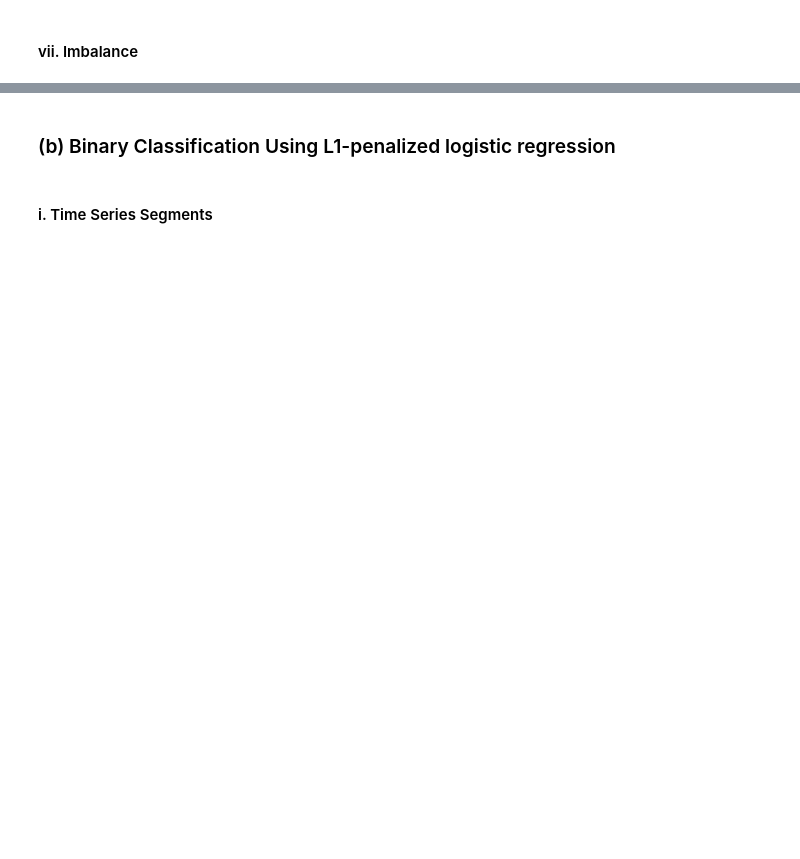
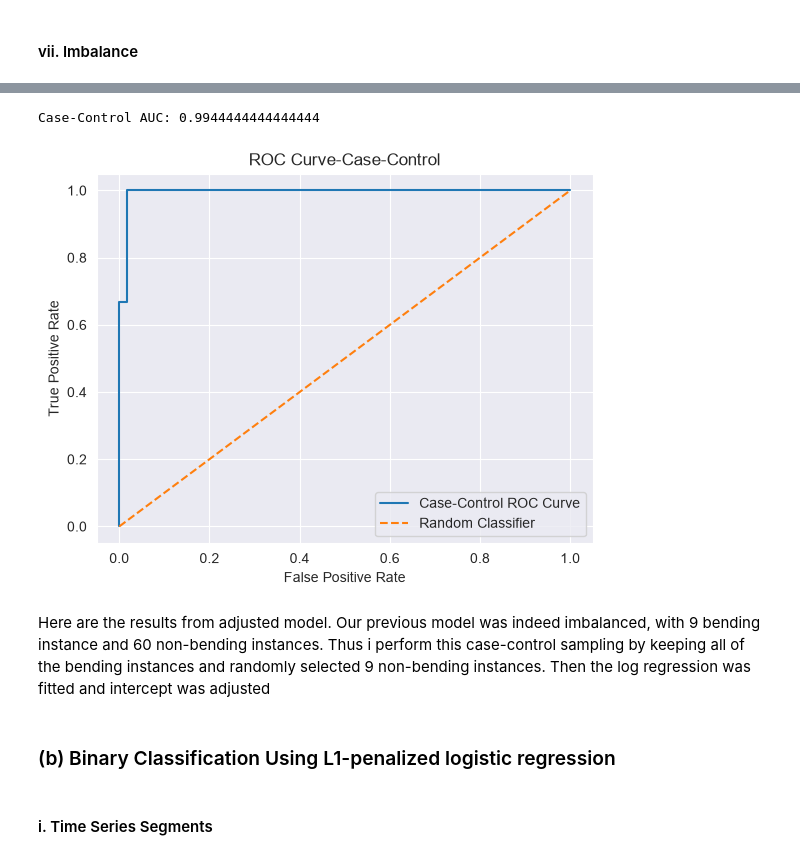
Before and after one commit to illidanstromrage/DS_552_HW4, a Jupyter notebook: Wang_Guanqi_HW4.ipynb, the cells around one changed output, grey strips where cells are left out. Cells and saved outputs as stored; diff of their text form; code cells hidden in the pictures; blank space fills up the shorter version.

```diff
--- a/Wang_Guanqi_HW4.ipynb
+++ b/Wang_Guanqi_HW4.ipynb
@@ -295,3 +431,20 @@ Coefficients: [[10.93020423 -2.25038545]]
+# %%
+cc_fpr, cc_tpr, cc_threshold = roc_curve(y, case_control_prob)
+cc_auc = roc_auc_score(y, case_control_prob)
+print("Case-Control AUC:", cc_auc)
+
+plt.plot(cc_fpr, cc_tpr, label="Case-Control ROC Curve")
+plt.plot([0, 1], [0, 1], linestyle="--", label="Random Classifier")
+plt.xlabel("False Positive Rate")
+plt.ylabel("True Positive Rate")
+plt.title("ROC Curve-Case-Control")
+plt.legend()
+plt.show()
+# %% [output]
+Case-Control AUC: 0.9944444444444444
+[figure, added]
+# %% [markdown]
+Here are the results from adjusted model. Our previous model was indeed imbalanced, with 9 bending instance and 60 non-bending instances. Thus i perform this case-control sampling by keeping all of the bending instances and randomly selected 9 non-bending instances. Then the log regression was fitted and intercept was adjusted
 # %% [markdown]
 ### (b) Binary Classification Using L1-penalized logistic regression
 # %% [markdown]
```
Also changed, not shown: parts of 39 cells of this notebook, 1 other file.
